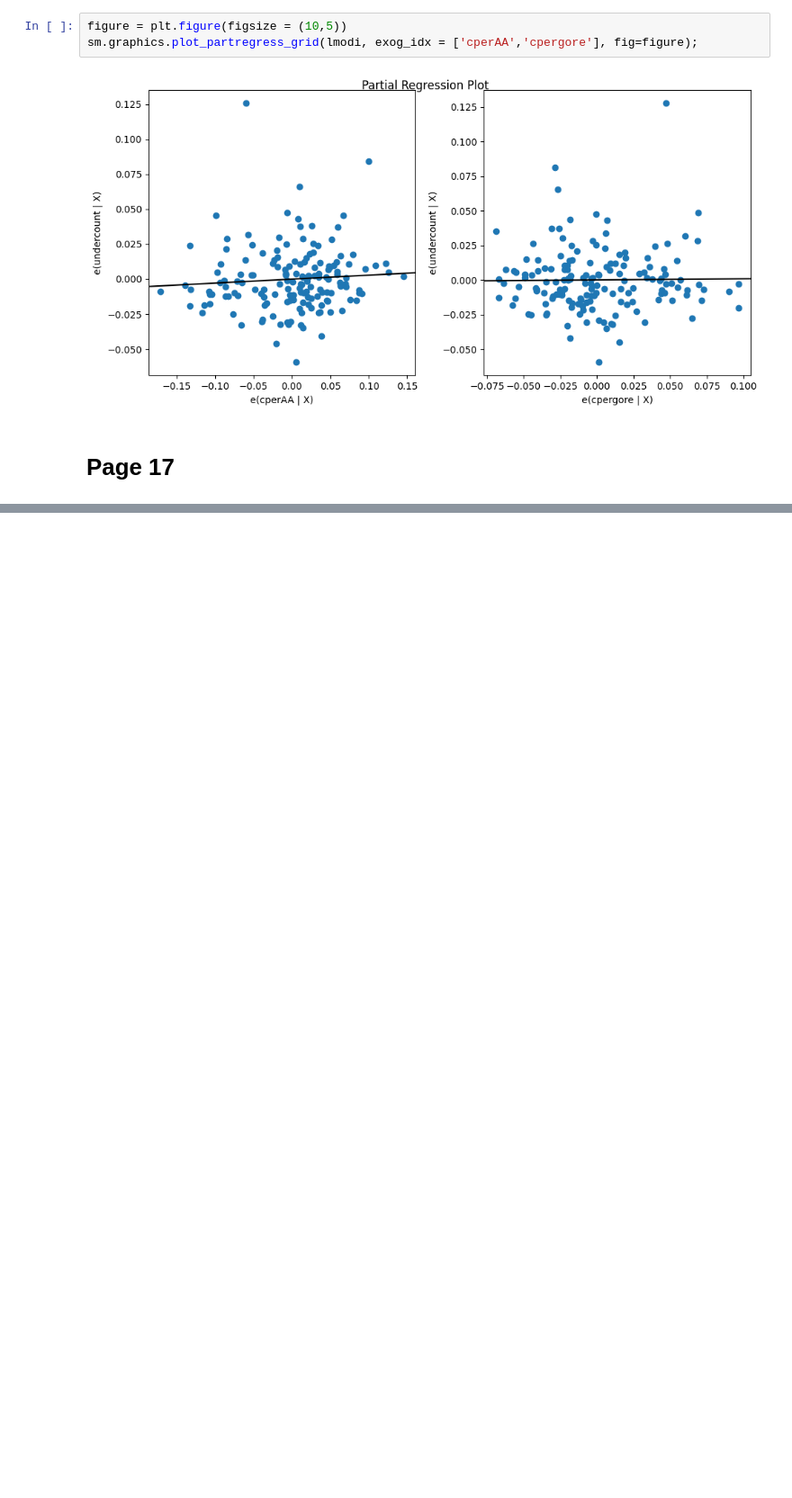
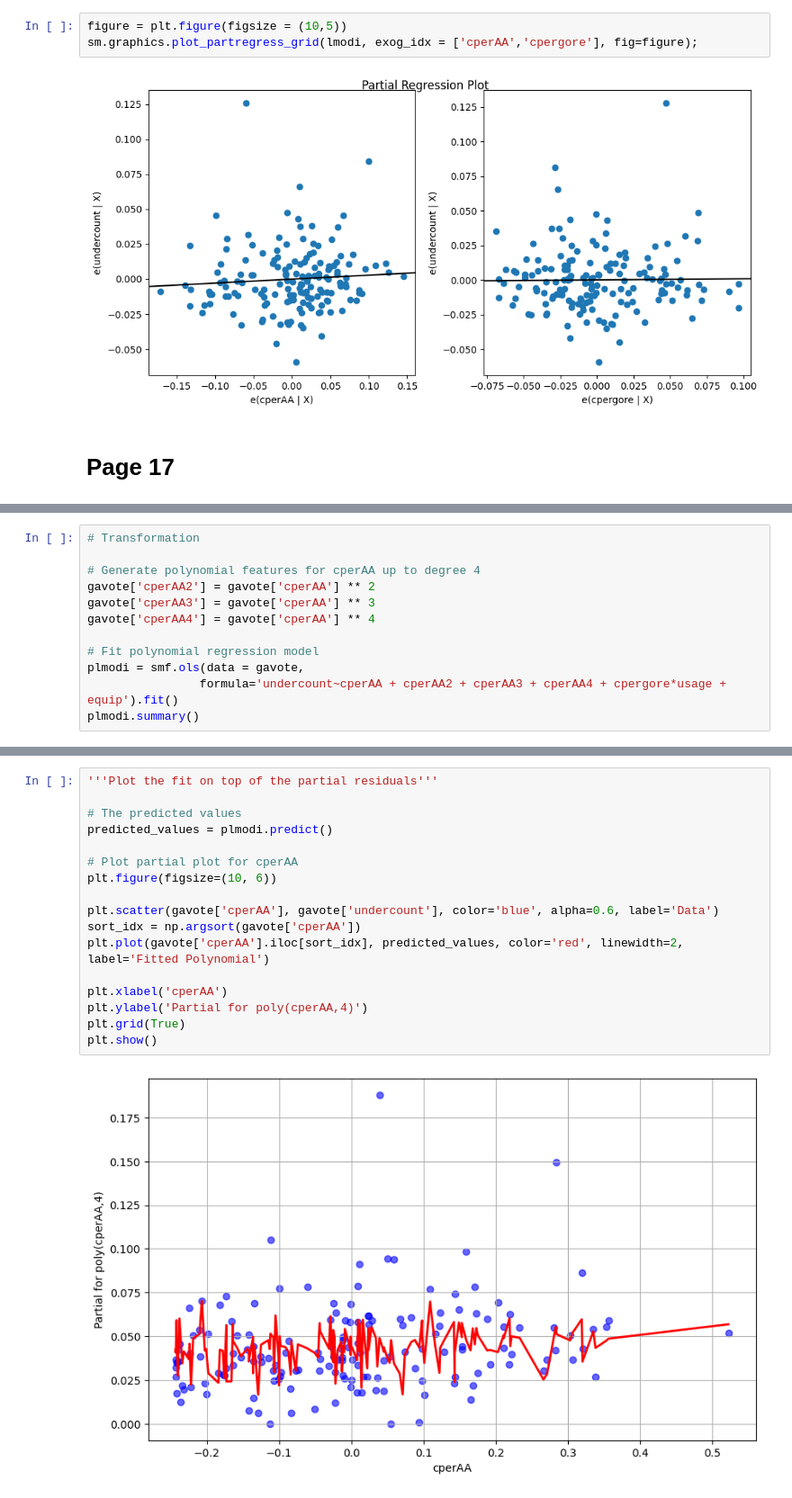
Before and after one commit to percivalphakath/Extending-the-Linear-Model-with-Python, a Jupyter notebook: Chapter1-Introduction.ipynb, the cells around one changed output, grey strips where cells are left out. Shown at 90% size. Cells and saved outputs as stored; diff of their text form; blank space fills up the shorter version.

```diff
--- a/Chapter1-Introduction.ipynb
+++ b/Chapter1-Introduction.ipynb
@@ -536,0 +569,12 @@ Categories (5, object): ['LEVER', 'OS-CC', 'OS-PC', 'PAPER', 'PUNCH']
+# %%
+# Transformation
+
+# Generate polynomial features for cperAA up to degree 4
+gavote['cperAA2'] = gavote['cperAA'] ** 2
+gavote['cperAA3'] = gavote['cperAA'] ** 3
+gavote['cperAA4'] = gavote['cperAA'] ** 4
+
+# Fit polynomial regression model
+plmodi = smf.ols(data = gavote,
+                formula='undercount~cperAA + cperAA2 + cperAA3 + cperAA4 + cpergore*usage + equip').fit()
+plmodi.summary()
@@ -536,0 +611,19 @@ Categories (5, object): ['LEVER', 'OS-CC', 'OS-PC', 'PAPER', 'PUNCH']
+# %%
+'''Plot the fit on top of the partial residuals'''
+
+# The predicted values
+predicted_values = plmodi.predict()
+
+# Plot partial plot for cperAA
+plt.figure(figsize=(10, 6))
+
+plt.scatter(gavote['cperAA'], gavote['undercount'], color='blue', alpha=0.6, label='Data')
+sort_idx = np.argsort(gavote['cperAA'])
+plt.plot(gavote['cperAA'].iloc[sort_idx], predicted_values, color='red', linewidth=2, label='Fitted Polynomial')
+
+plt.xlabel('cperAA')
+plt.ylabel('Partial for poly(cperAA,4)')
+plt.grid(True)
+plt.show()
+# %% [output]
+[figure, added]
```
Also changed, not shown: parts of 13 cells of this notebook.
